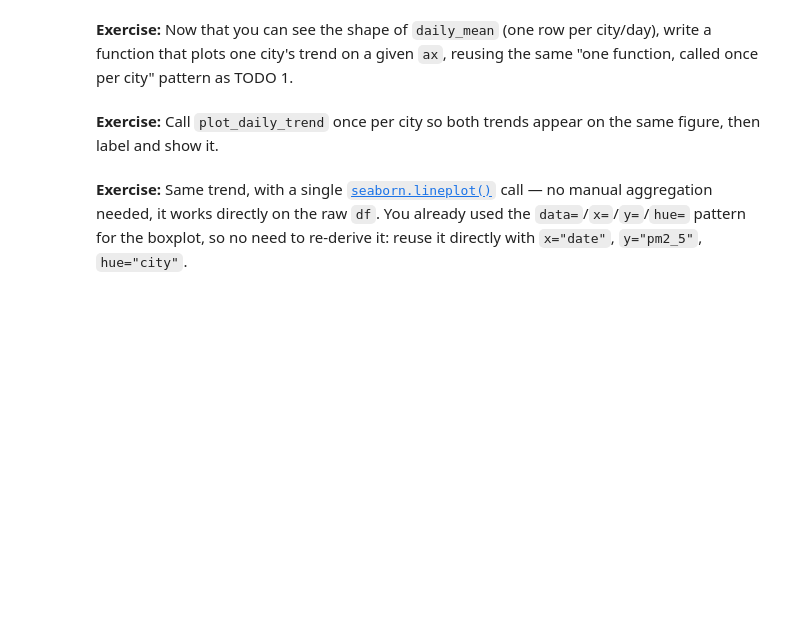
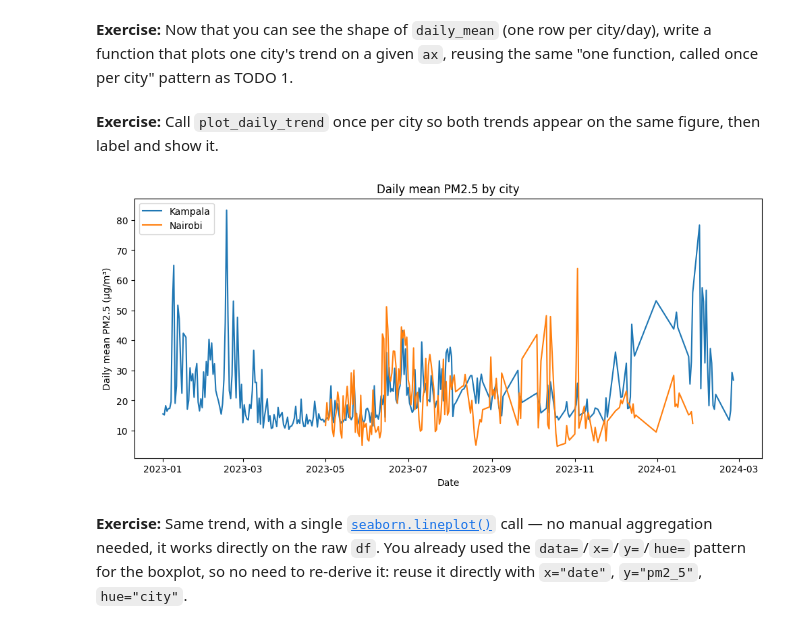
Before and after one commit to maxencecollin/air-quality, a Jupyter notebook: notebooks/session2/01_discovery.ipynb, the cells around one changed output. Saved outputs shown, nothing was run; the diff lists cells and outputs as text; code cells hidden in the pictures; blank space fills up the shorter version.

Commit message:
feat: add daily PM2.5 trend plots in discovery notebook

```diff
--- a/notebooks/session2/01_discovery.ipynb
+++ b/notebooks/session2/01_discovery.ipynb
@@ -148,3 +148,10 @@ To feed matplotlib a daily trend, you first need to turn raw rows into one value
 **Exercise:** Before writing anything to plot it, produce the daily mean `pm2_5` per city — you will design the plotting function around this table in the next step. Grouping directly by the full `date` column would create far too many tiny groups, since it also carries a time — first reduce each timestamp to just its calendar day (the `.dt` accessor on a datetime column gives you this, among other date parts). Group by city and by that day, take the mean of `pm2_5`, and turn the grouped result back into a flat table (a fresh `groupby` result has an unusual row index — check what turns it back into ordinary columns). Take a look at the result before moving on.
 # %%
 # TODO 4: compute the daily mean pm2_5 per city, turned into a flat table
+daily_mean = (
+    df.groupby(["city", df["date"].dt.normalize()])["pm2_5"]
+    .mean()
+    .reset_index()
+)
+print(daily_mean.shape)
+daily_mean.head()
@@ -161,10 +176,22 @@ def plot_daily_trend(daily_mean, city, ax):
     - city: name of the city to filter on
     - ax: matplotlib Axes to draw on
     """
+    city_daily = daily_mean[daily_mean["city"] == city].sort_values("date")
+    ax.plot(city_daily["date"], city_daily["pm2_5"], label=city)
 # %% [markdown]
 **Exercise:** Call `plot_daily_trend` once per city so both trends appear on the same figure, then label and show it.
 # %%
 # TODO 6: create a figure, call plot_daily_trend once per city, label and show it
+fig, ax = plt.subplots(figsize=(12, 5))
+for city in CITIES:
+    plot_daily_trend(daily_mean, city, ax)
+ax.set_xlabel("Date")
+ax.set_ylabel("Daily mean PM2.5 (µg/m³)")
+ax.set_title("Daily mean PM2.5 by city")
+ax.legend()
+plt.show()
+# %% [output]
+[figure, added]
 # %% [markdown]
 **Exercise:** Same trend, with a single [`seaborn.lineplot()`](https://seaborn.pydata.org/generated/seaborn.lineplot.html) call — no manual aggregation needed, it works directly on the raw `df`. You already used the `data=`/`x=`/`y=`/`hue=` pattern for the boxplot, so no need to re-derive it: reuse it directly with `x="date"`, `y="pm2_5"`, `hue="city"`.
 # %%
```
Also changed, not shown: parts of 2 cells of this notebook.
